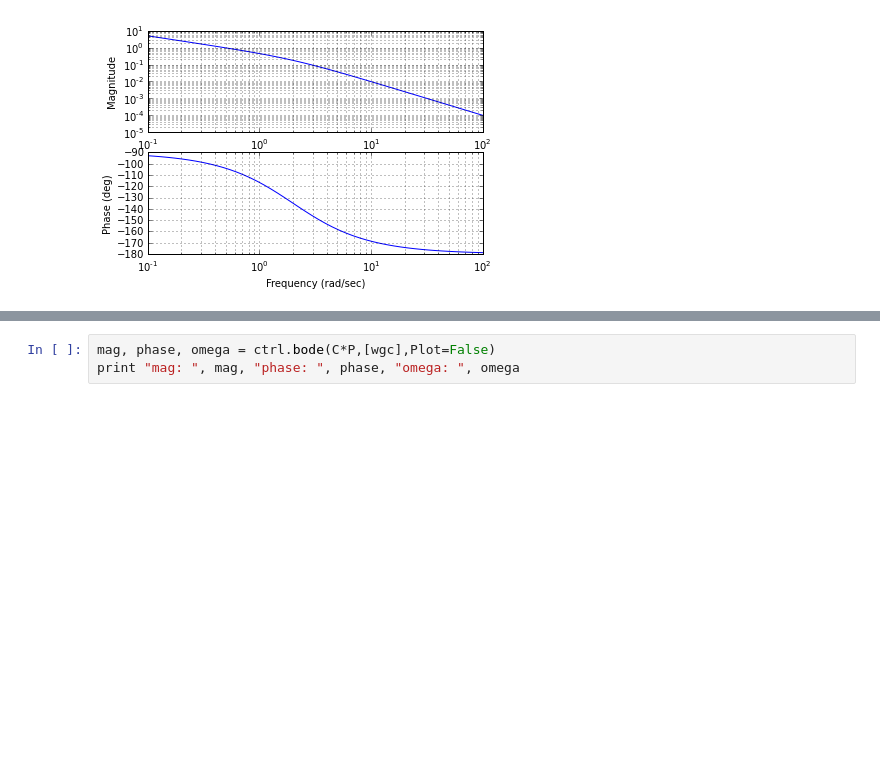
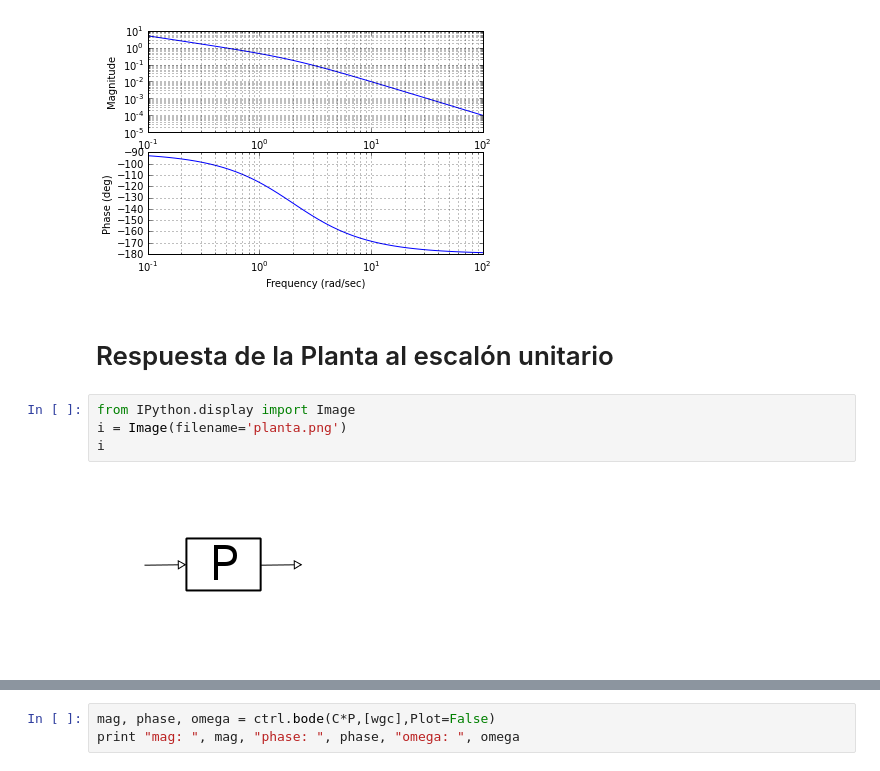
Before and after one commit to lmpizarro/apuntes-python-cientifico, a Jupyter notebook: src/notebooks/notebookCL.ipynb, the cells around one changed output, grey strips where cells are left out. Cells and saved outputs as stored; diff of their text form; blank space fills up the shorter version.

Commit message:
graficos planta

```diff
--- a/src/notebooks/notebookCL.ipynb
+++ b/src/notebooks/notebookCL.ipynb
@@ -14,3 +15,11 @@ P = ctrl.tf([1],[1,2,0])
 ctrl.bode(P);
 # %% [output]
 [figure]
+# %% [markdown]
+# Respuesta de la Planta al escalón unitario
+# %%
+from IPython.display import Image
+i = Image(filename='planta.png')
+i
+# %% [output]
+[figure, added]
```
Also changed, not shown: parts of 27 cells of this notebook, 7 other files.
